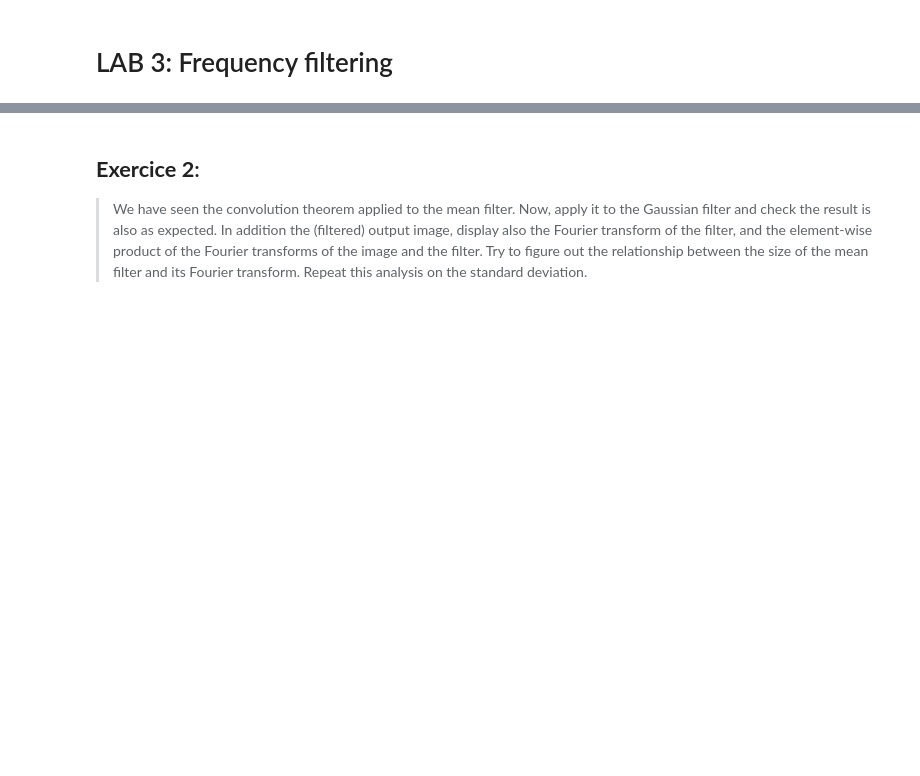
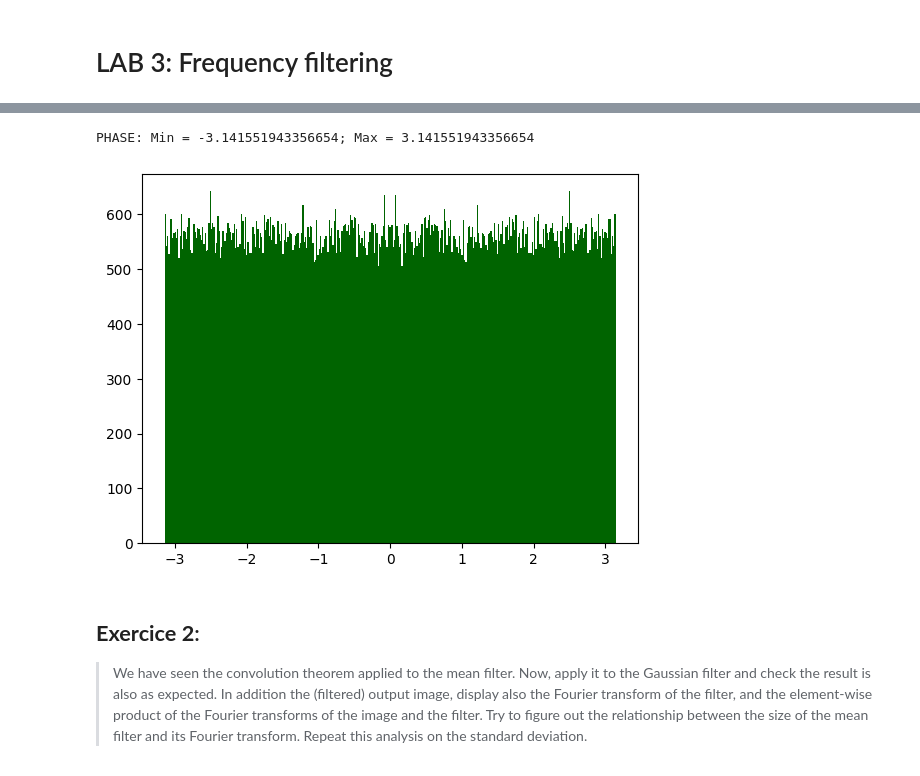
Before and after one commit to mihaiBront/master_SistemasInteligentes, a Jupyter notebook: SJK002_ComputerVision/LAB3/MihaiBront_LAB3_FrequencyFiltering.ipynb, the cells around one changed output, grey strips where cells are left out. Saved outputs shown, nothing was run; the diff lists cells and outputs as text; code cells hidden in the pictures; blank space fills up the shorter version.

```diff
--- a/SJK002_ComputerVision/LAB3/MihaiBront_LAB3_FrequencyFiltering.ipynb
+++ b/SJK002_ComputerVision/LAB3/MihaiBront_LAB3_FrequencyFiltering.ipynb
@@ -6,3 +306,10 @@
+# %%
+print(f"PHASE: Min = {np.min(phase)}; Max = {np.max(phase)}")
+
+hist = plt.hist(phase.flatten(), 360, color="darkgreen")
+# %% [output]
+PHASE: Min = -3.141551943356654; Max = 3.141551943356654
+[figure, added]
 # %% [markdown]
 ## **Exercice 2**:
 >We have seen the convolution theorem applied to the mean filter. Now, apply it to the Gaussian filter and check the result is also as expected. In addition the (filtered) output image, display also the Fourier transform of the filter, and the element-wise product of the Fourier transforms of the image and the filter. Try to figure out the relationship between the size of the mean filter and its Fourier transform. Repeat this analysis on the standard deviation.
```
Also changed, not shown: parts of 45 cells of this notebook, 1 other file.
